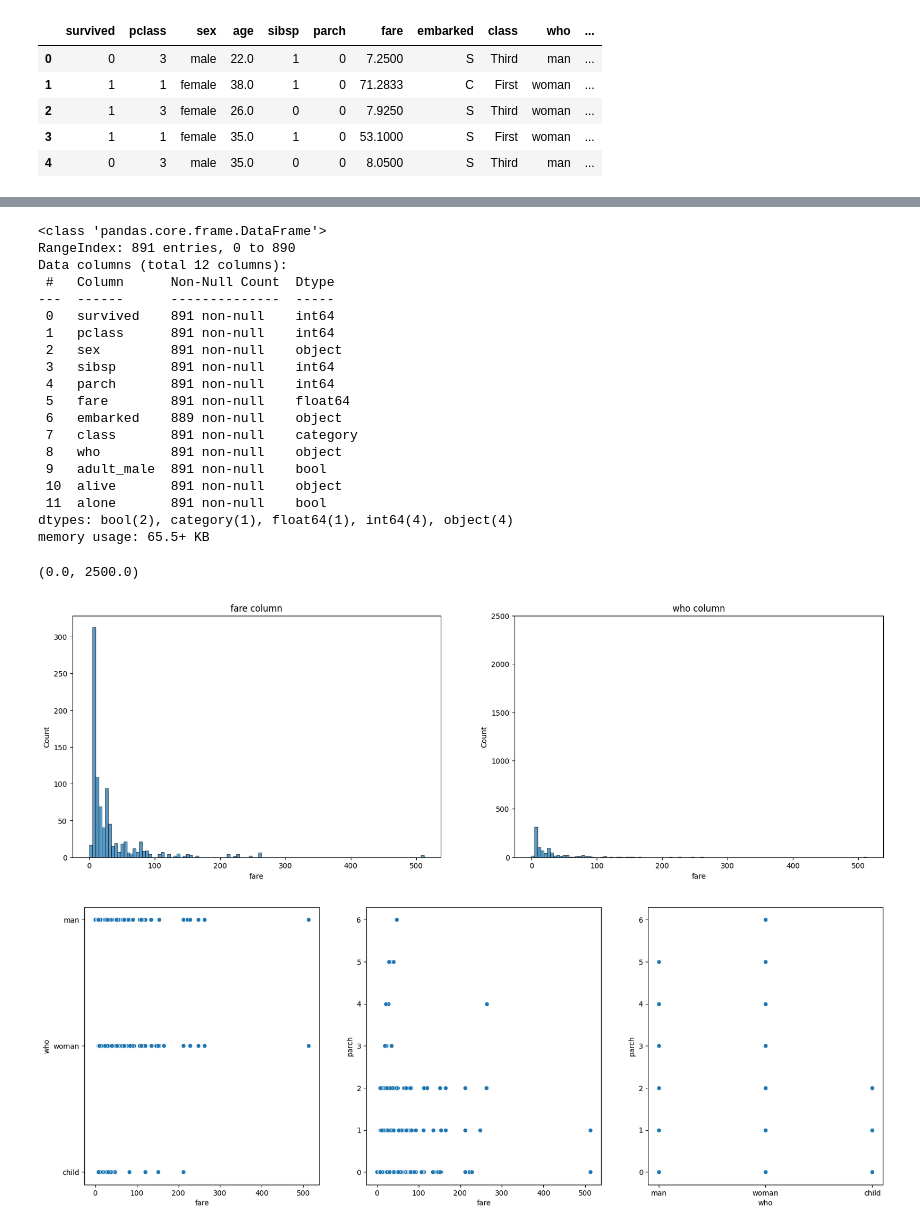
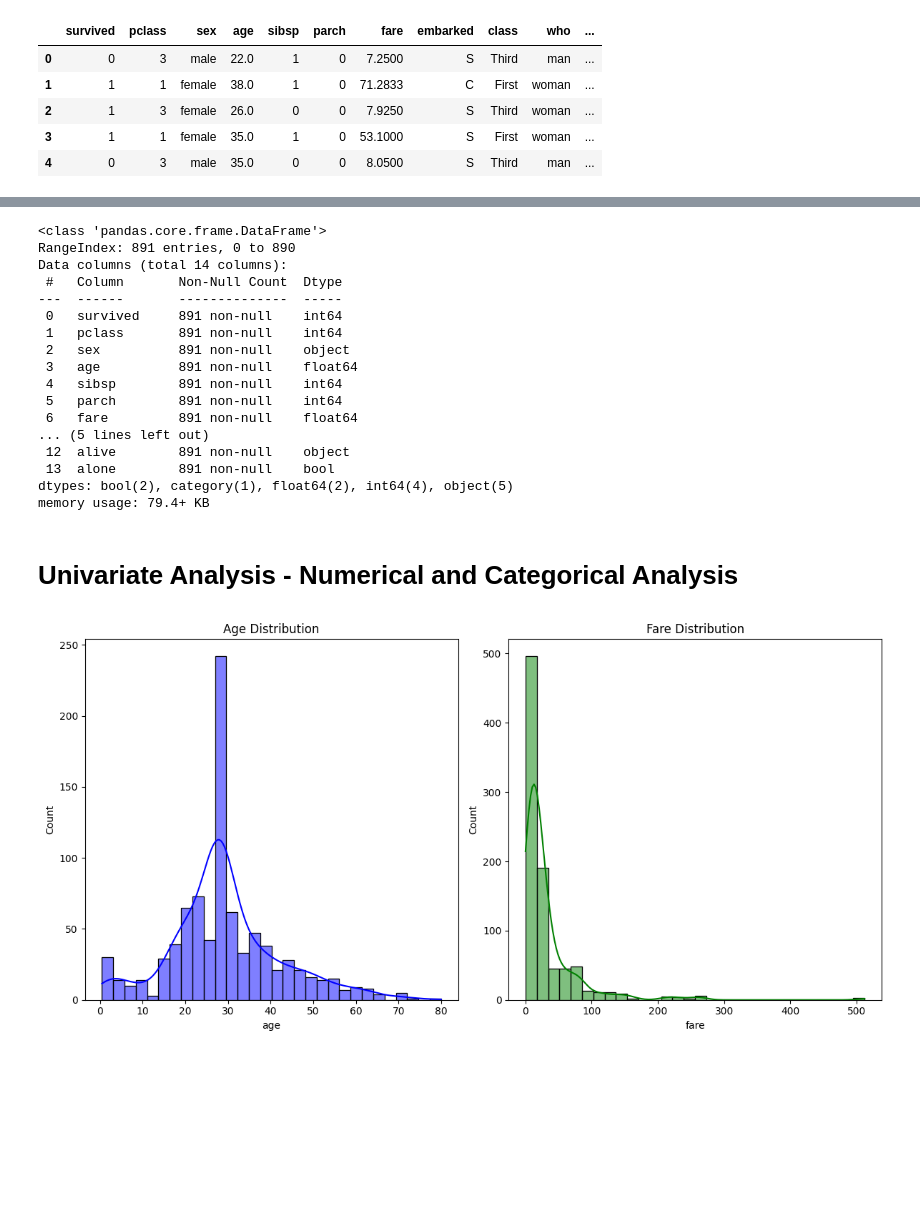
Before and after one commit to MahletTesfaye/EAD-analysis, a Jupyter notebook: EDA_Analysis.ipynb, the cells around one changed output, grey strips where cells are left out. Saved outputs shown, nothing was run; the diff lists cells and outputs as text; code cells hidden in the pictures; blank space fills up the shorter version.

Commit message:
Handle missing values and modification on visualization

```diff
--- a/EDA_Analysis.ipynb
+++ b/EDA_Analysis.ipynb
@@ -163,2 +103,0 @@ None
-# %%
-data_cleaned.drop(["embark_town", "age"], axis = 1, inplace=True)
@@ -170,44 +104,43 @@ See the caveats in the documentation: https://pandas.pydata.org/pandas-docs/stab
+# %%
+# Filling missing values for 'age' with median and 'embarked' and 'embark_town' with mode
+data_cleaned = data_cleaned.assign(
+    age=data_cleaned['age'].fillna(data_cleaned['age'].median()),
+    embarked=data_cleaned['embarked'].fillna(data_cleaned['embarked'].mode()[0]),
+    embark_town=data_cleaned['embark_town'].fillna(data_cleaned['embark_town'].mode()[0])
+)
 # %%
 data_cleaned.info()
 # %% [output]
 <class 'pandas.core.frame.DataFrame'>
 RangeIndex: 891 entries, 0 to 890
-Data columns (total 12 columns):
- #   Column      Non-Null Count  Dtype
----  ------      --------------  -----
- 0   survived    891 non-null    int64
- 1   pclass      891 non-null    int64
- 2   sex         891 non-null    object
- 3   sibsp       891 non-null    int64
- 4   parch       891 non-null    int64
- 5   fare        891 non-null    float64
- 6   embarked    889 non-null    object
- 7   class       891 non-null    category
- 8   who         891 non-null    object
- 9   adult_male  891 non-null    bool
- 10  alive       891 non-null    object
- 11  alone       891 non-null    bool
-dtypes: bool(2), category(1), float64(1), int64(4), object(4)
-memory usage: 65.5+ KB
+Data columns (total 14 columns):
+ #   Column       Non-Null Count  Dtype
+---  ------       --------------  -----
+ 0   survived     891 non-null    int64
+ 1   pclass       891 non-null    int64
+ 2   sex          891 non-null    object
+ 3   age          891 non-null    float64
+ 4   sibsp        891 non-null    int64
+ 5   parch        891 non-null    int64
+ 6   fare         891 non-null    float64
+... (5 lines left out)
+ 12  alive        891 non-null    object
+ 13  alone        891 non-null    bool
+dtypes: bool(2), category(1), float64(2), int64(4), object(5)
+memory usage: 79.4+ KB
-# %%
-#Univariant Analysis
-# univariate plots
-fig, ax=plt.subplots(1,2, figsize=(20, 6))
-sns.histplot(data['fare'], ax=ax[0])
-ax[0].set_title("fare column")
-sns.histplot(data['fare'], ax=ax[1])
-ax[1].set_title("who column")
-plt.ylim(0, 2500)
-# %% [output]
-(0.0, 2500.0)
-[figure, removed]
-# %%
-a4_dims = (20, 7)
-fig, axs = plt.subplots(ncols=3, figsize=a4_dims)
-sns.scatterplot(x="fare", y="who", ax=axs[0], data=data)
-sns.scatterplot(x="fare", y="parch", ax=axs[1], data=data)
-sns.scatterplot(x="who", y="parch", ax=axs[2], data=data)
-
-plt.show()
-# %% [output]
-[figure, removed]
+# %% [markdown]
+# Univariate Analysis - Numerical and Categorical Analysis
+# %%
+# Visualization - Distribution of numerical variables (age, fare) (Univariant plots)
+plt.figure(figsize=(12, 6))
+plt.subplot(1, 2, 1)
+sns.histplot(data_cleaned['age'], kde=True, bins=30, color='blue')
+plt.title('Age Distribution')
+
+plt.subplot(1, 2, 2)
+sns.histplot(data_cleaned['fare'], kde=True, bins=30, color='green')
+plt.title('Fare Distribution')
+plt.tight_layout()
+plt.show()
+# %% [output]
+[figure, added]
```
Also changed, not shown: parts of 10 cells of this notebook.
